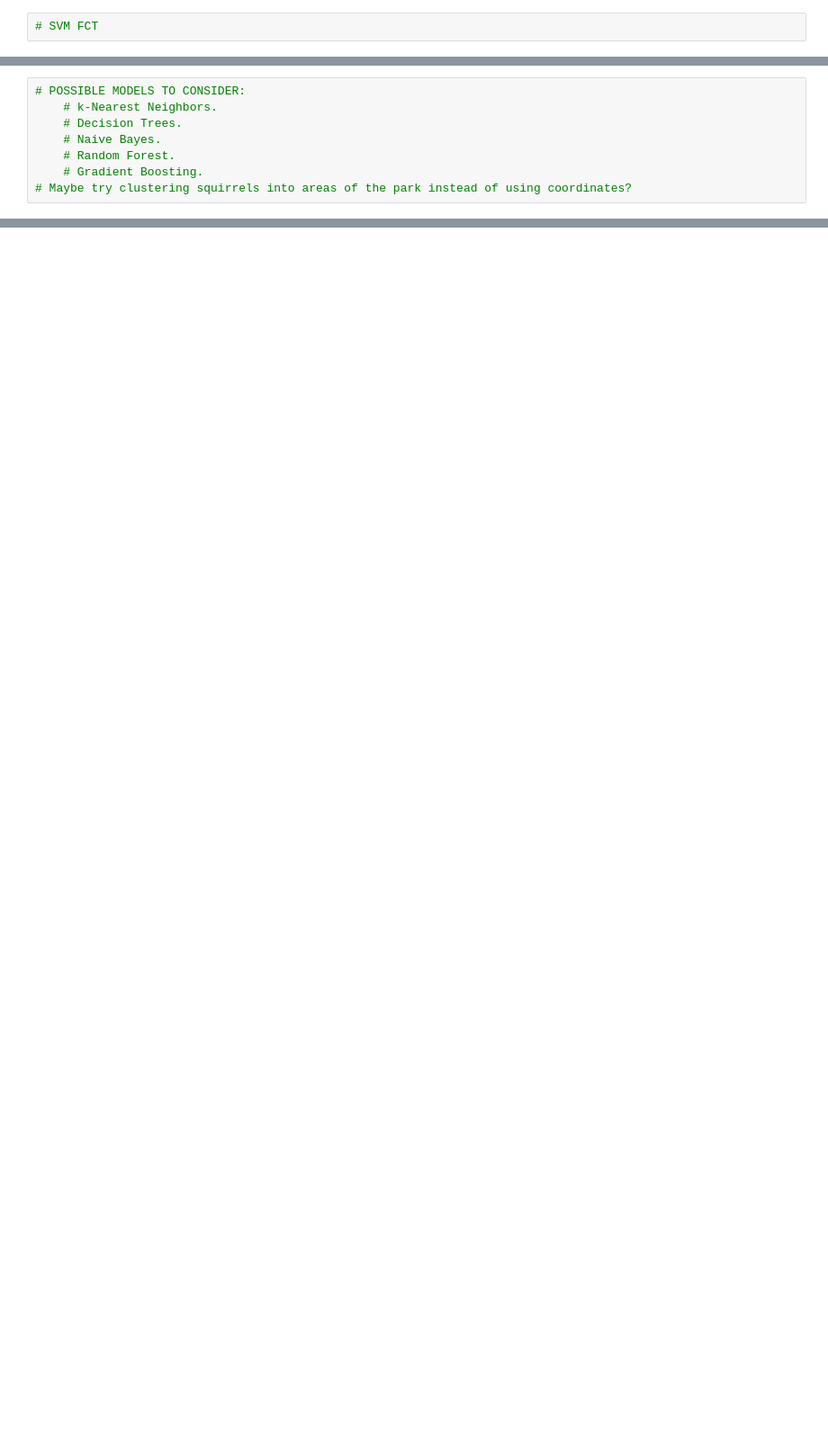
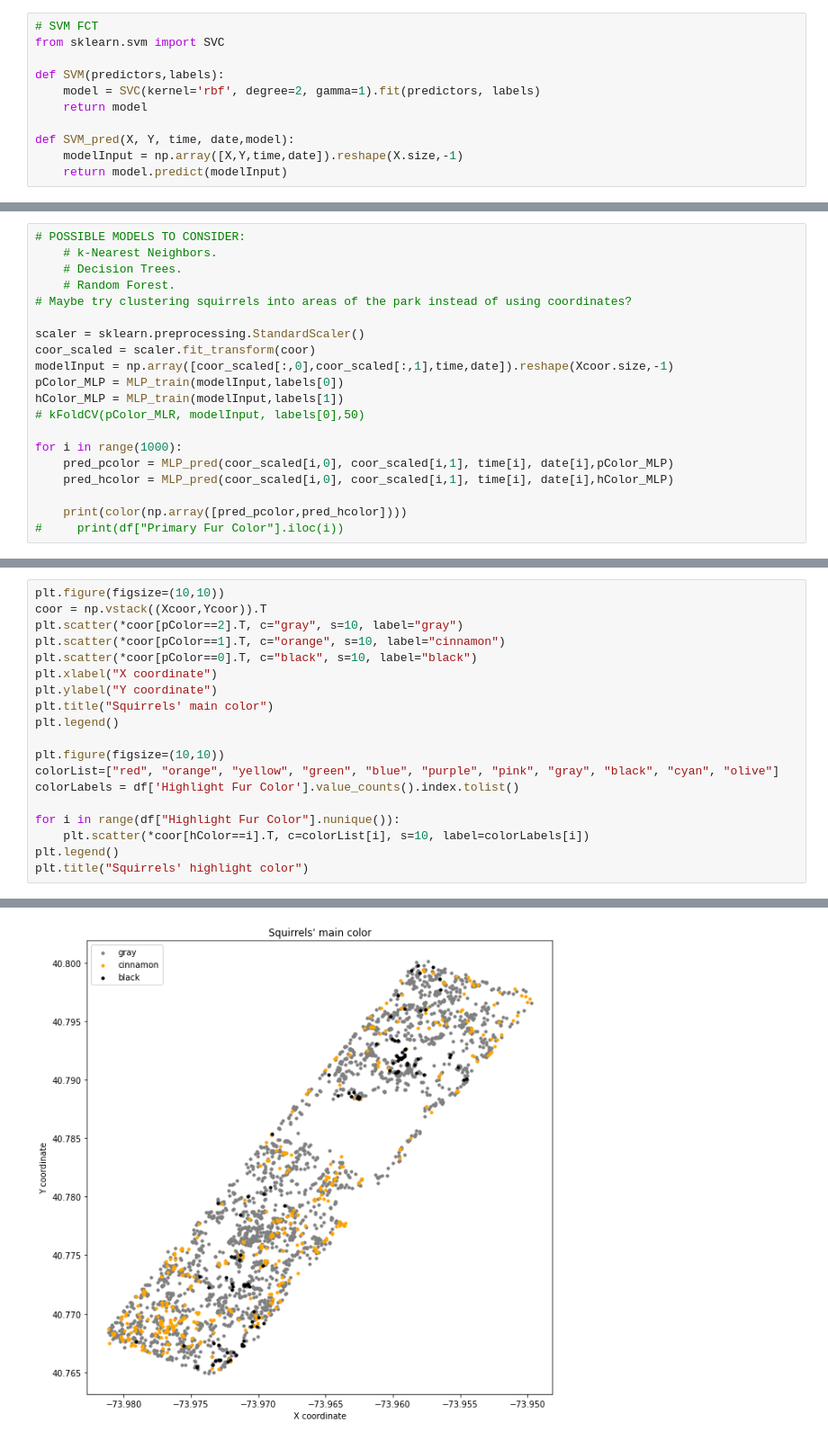
Before and after one commit to v-razon/Squirrels, a Jupyter notebook: notebook_Predicting_the_Colors_of_Squirrels_in_Central_Park.ipynb, the cells around one changed output, grey strips where cells are left out. Shown: that part at 90% size. Saved outputs shown, nothing was run; the diff lists cells and outputs as text; blank space fills up the shorter version.

```diff
--- a/notebook_Predicting_the_Colors_of_Squirrels_in_Central_Park.ipynb
+++ b/notebook_Predicting_the_Colors_of_Squirrels_in_Central_Park.ipynb
@@ -17,3 +150,12 @@ import pytorch as torch
 # %%
 # SVM FCT
+from sklearn.svm import SVC
+
+def SVM(predictors,labels):
+    model = SVC(kernel='rbf', degree=2, gamma=1).fit(predictors, labels)
+    return model
+
+def SVM_pred(X, Y, time, date,model):
+    modelInput = np.array([X,Y,time,date]).reshape(X.size,-1)
+    return model.predict(modelInput)
 # %%
@@ -32,7 +309,19 @@ import pytorch as torch
 # POSSIBLE MODELS TO CONSIDER:
     # k-Nearest Neighbors.
     # Decision Trees.
-    # Naive Bayes.
     # Random Forest.
-    # Gradient Boosting.
 # Maybe try clustering squirrels into areas of the park instead of using coordinates?
+
+scaler = sklearn.preprocessing.StandardScaler()
+coor_scaled = scaler.fit_transform(coor)
+modelInput = np.array([coor_scaled[:,0],coor_scaled[:,1],time,date]).reshape(Xcoor.size,-1)
+pColor_MLP = MLP_train(modelInput,labels[0])
+hColor_MLP = MLP_train(modelInput,labels[1])
+# kFoldCV(pColor_MLR, modelInput, labels[0],50)
+
+for i in range(1000):
+    pred_pcolor = MLP_pred(coor_scaled[i,0], coor_scaled[i,1], time[i], date[i],pColor_MLP)
+    pred_hcolor = MLP_pred(coor_scaled[i,0], coor_scaled[i,1], time[i], date[i],hColor_MLP)
+
+    print(color(np.array([pred_pcolor,pred_hcolor])))
+#     print(df["Primary Fur Color"].iloc(i))
@@ -38,0 +351,20 @@ import pytorch as torch
+# %%
+plt.figure(figsize=(10,10))
+coor = np.vstack((Xcoor,Ycoor)).T
+plt.scatter(*coor[pColor==2].T, c="gray", s=10, label="gray")
+plt.scatter(*coor[pColor==1].T, c="orange", s=10, label="cinnamon")
+plt.scatter(*coor[pColor==0].T, c="black", s=10, label="black")
+plt.xlabel("X coordinate")
+plt.ylabel("Y coordinate")
+plt.title("Squirrels' main color")
+plt.legend()
+
+plt.figure(figsize=(10,10))
+colorList=["red", "orange", "yellow", "green", "blue", "purple", "pink", "gray", "black", "cyan", "olive"]
+colorLabels = df['Highlight Fur Color'].value_counts().index.tolist()
+
+for i in range(df["Highlight Fur Color"].nunique()):
+    plt.scatter(*coor[hColor==i].T, c=colorList[i], s=10, label=colorLabels[i])
+plt.legend()
+plt.title("Squirrels' highlight color")
+# %% [output]
@@ -38,0 +372 @@ import pytorch as torch
+[figure, added]
```
Also changed, not shown: parts of 21 cells of this notebook, 1 other file.
